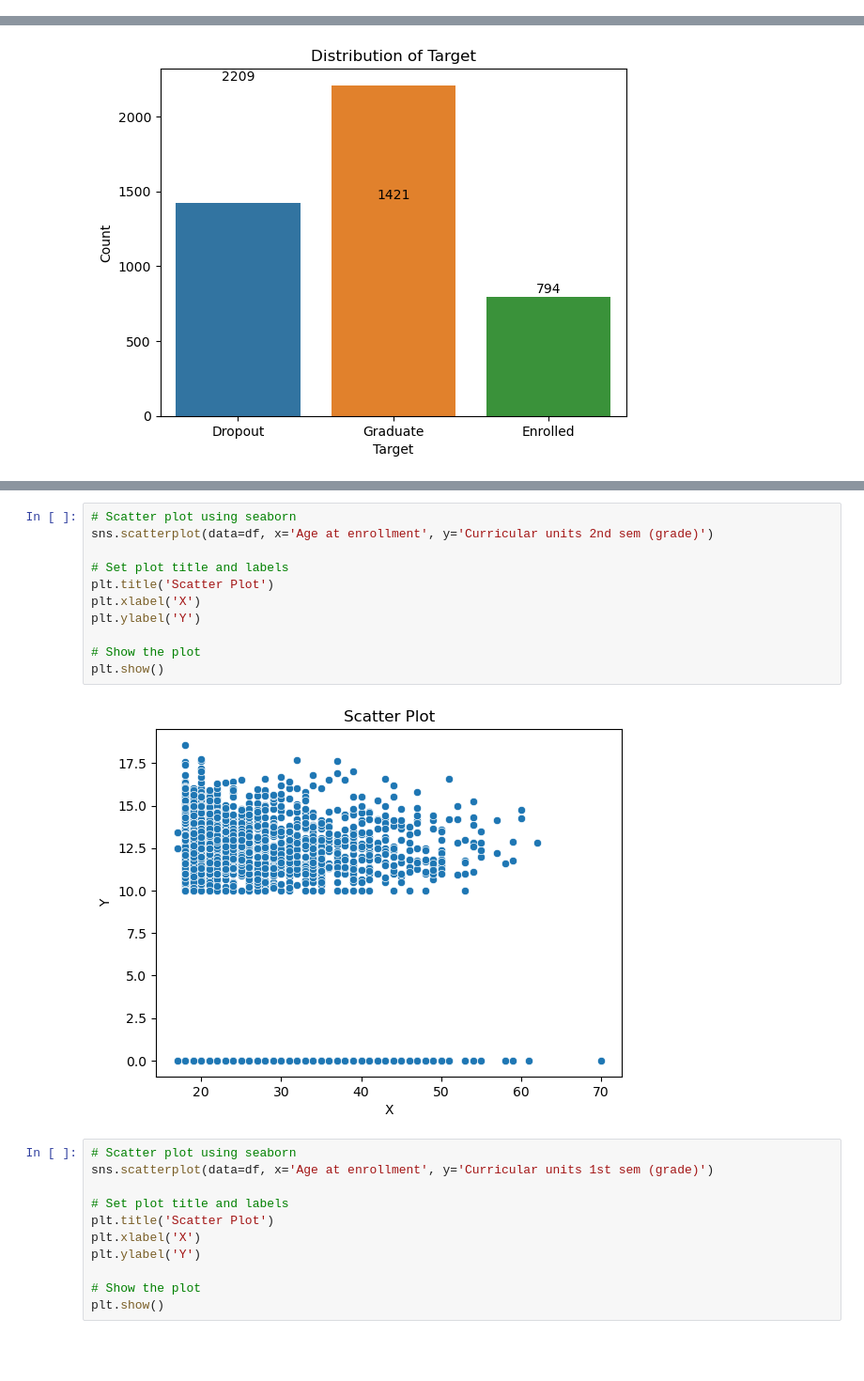
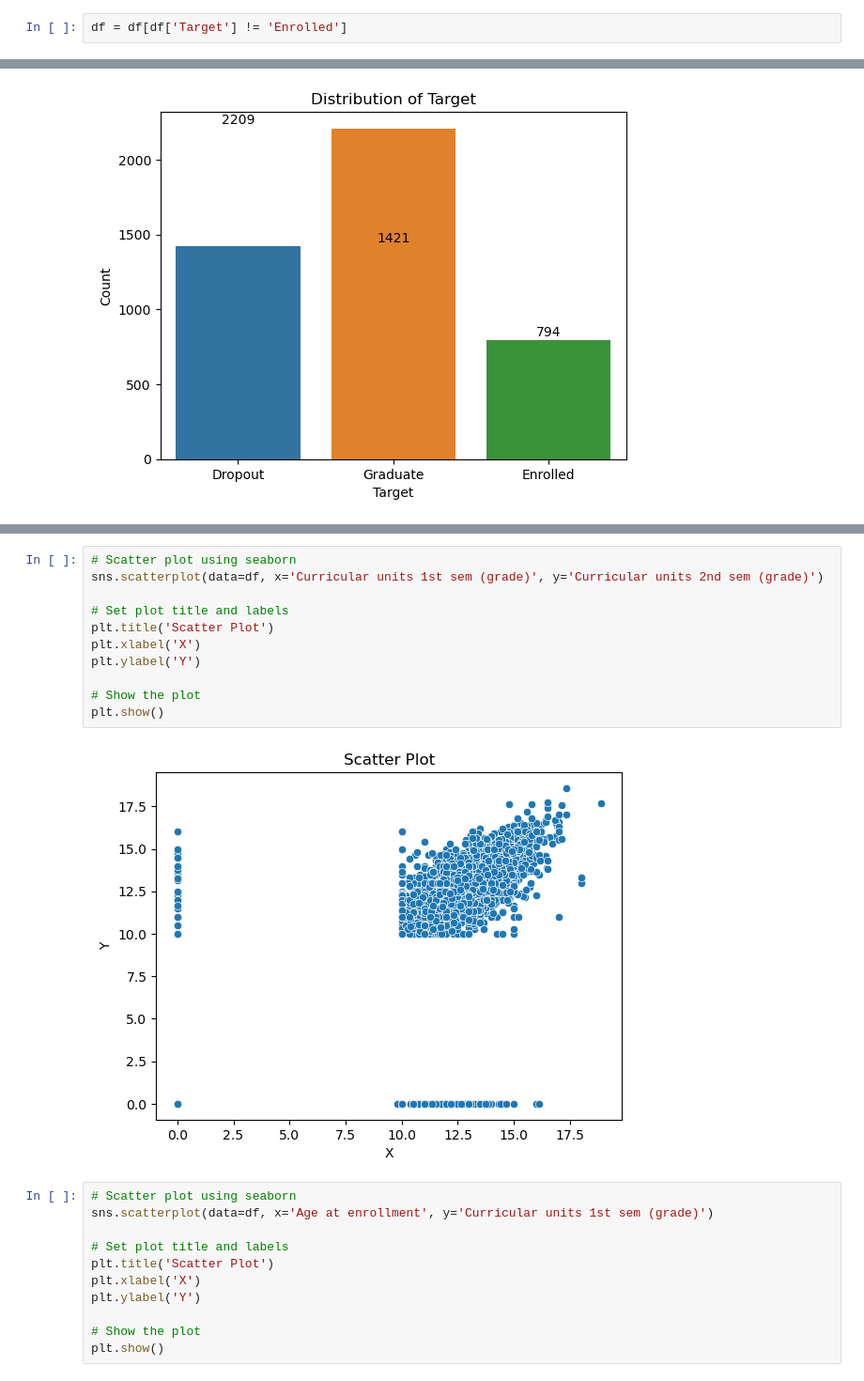
Before and after one commit to omar-kabeer/forecasting-academic-trajectories, a Jupyter notebook: notebooks/notebook.ipynb, the cells around one changed output, grey strips where cells are left out. Shown at 94% size. Saved outputs shown, nothing was run; the diff lists cells and outputs as text; blank space fills up the shorter version.

```diff
--- a/notebooks/notebook.ipynb
+++ b/notebooks/notebook.ipynb
@@ -146,3 +152,5 @@ df = pd.read_csv('../src/data/data.csv', delimiter=';')
+# %%
+df = df[df['Target'] != 'Enrolled']
 # %% [markdown]
 <font size="+0" color='green'><b> Data Overview</b></font>
 # %%
@@ -719,16 +796,16 @@ plt.show()
 # %%
 # Scatter plot using seaborn
-sns.scatterplot(data=df, x='Age at enrollment', y='Curricular units 2nd sem (grade)')
+sns.scatterplot(data=df, x='Curricular units 1st sem (grade)', y='Curricular units 2nd sem (grade)')
 
 # Set plot title and labels
 plt.title('Scatter Plot')
 plt.xlabel('X')
 plt.ylabel('Y')
 
 # Show the plot
 plt.show()
 # %% [output]
-[figure, old version]
+[figure, new version]
 # %%
 # Scatter plot using seaborn
 sns.scatterplot(data=df, x='Age at enrollment', y='Curricular units 1st sem (grade)')
```
Also changed, not shown: parts of 20 cells of this notebook, 1 other file.
